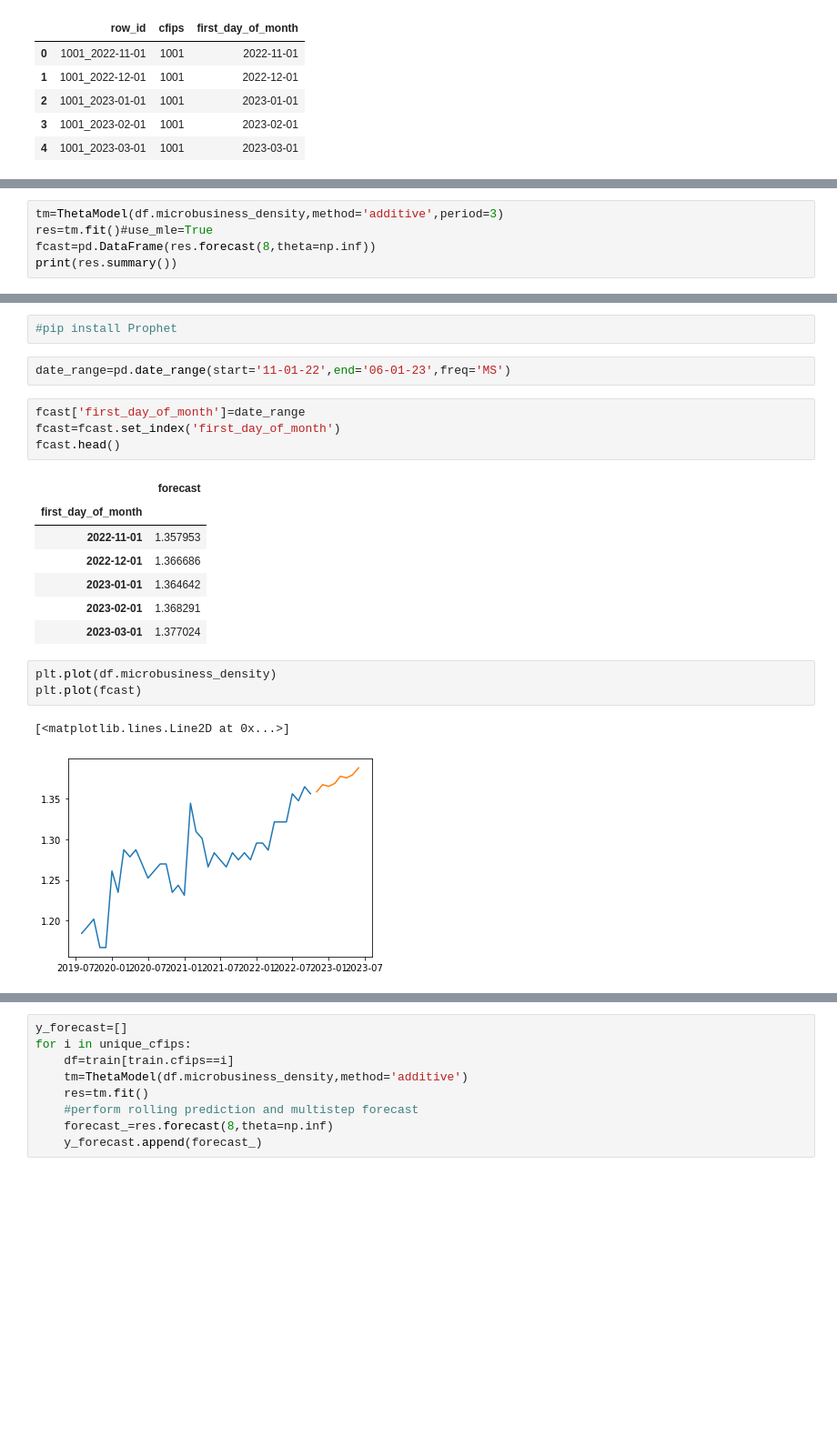
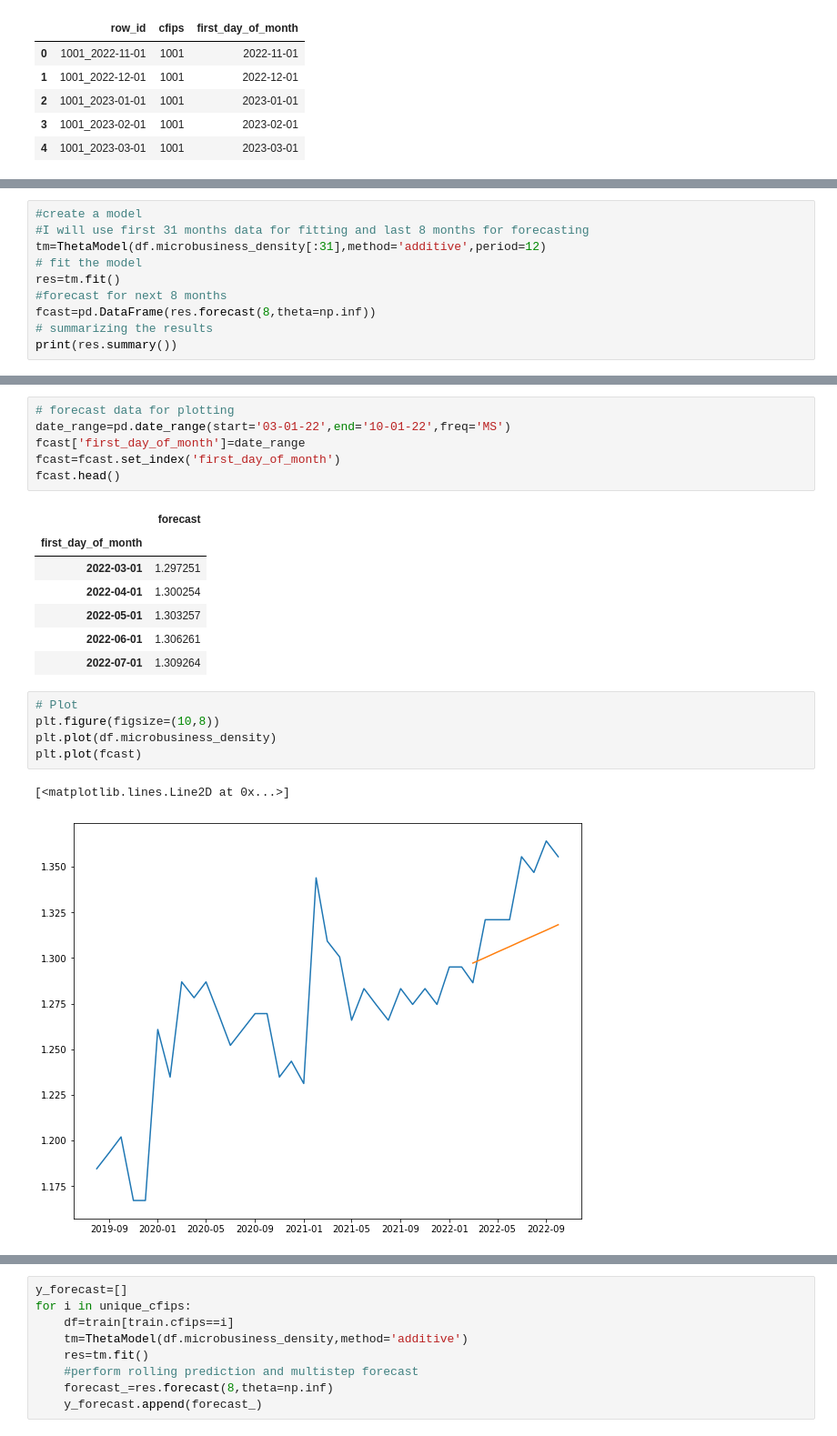
Before and after one commit to lchudal89/portfolio_projects, a Jupyter notebook: Time_series_analysis/GodaddyMBD_Theta model.ipynb, the cells around one changed output, grey strips where cells are left out. Shown at 91% size. Cells and saved outputs as stored; diff of their text form; blank space fills up the shorter version.

```diff
--- a/Time_series_analysis/GodaddyMBD_Theta model.ipynb
+++ b/Time_series_analysis/GodaddyMBD_Theta model.ipynb
@@ -118,8 +87,13 @@ array([1001, 1003, 1005, 1007, 1009, 1011, 1013, 1015, 1017, 1019, 1021,
 df=train[train.cfips==1029]
 # %%
-tm=ThetaModel(df.microbusiness_density,method='additive',period=3)
-res=tm.fit()#use_mle=True
+#create a model
+#I will use first 31 months data for fitting and last 8 months for forecasting
+tm=ThetaModel(df.microbusiness_density[:31],method='additive',period=12)
+# fit the model
+res=tm.fit()
+#forecast for next 8 months
 fcast=pd.DataFrame(res.forecast(8,theta=np.inf))
+# summarizing the results
 print(res.summary())
 # %% [output]
                                 ThetaModel Results
@@ -140,23 +114,23 @@ alpha    0.6606691405226373
-# %%
-#pip install Prophet
-# %%
-date_range=pd.date_range(start='11-01-22',end='06-01-23',freq='MS')
 # %%
+# forecast data for plotting
+date_range=pd.date_range(start='03-01-22',end='10-01-22',freq='MS')
 fcast['first_day_of_month']=date_range
 fcast=fcast.set_index('first_day_of_month')
 fcast.head()
 # %% [output]
 |  | forecast |
 | first_day_of_month |  |
-| 2022-11-01 | 1.357953 |
-| 2022-12-01 | 1.366686 |
-| 2023-01-01 | 1.364642 |
-| 2023-02-01 | 1.368291 |
-| 2023-03-01 | 1.377024 |
+| 2022-03-01 | 1.297251 |
+| 2022-04-01 | 1.300254 |
+| 2022-05-01 | 1.303257 |
+| 2022-06-01 | 1.306261 |
+| 2022-07-01 | 1.309264 |
 # %%
+# Plot
+plt.figure(figsize=(10,8))
 plt.plot(df.microbusiness_density)
 plt.plot(fcast)
 # %% [output]
 [<matplotlib.lines.Line2D at 0x...>]
-[figure, old version]
+[figure, new version]
 # %%
```
Also changed, not shown: parts of 52 cells of this notebook.
